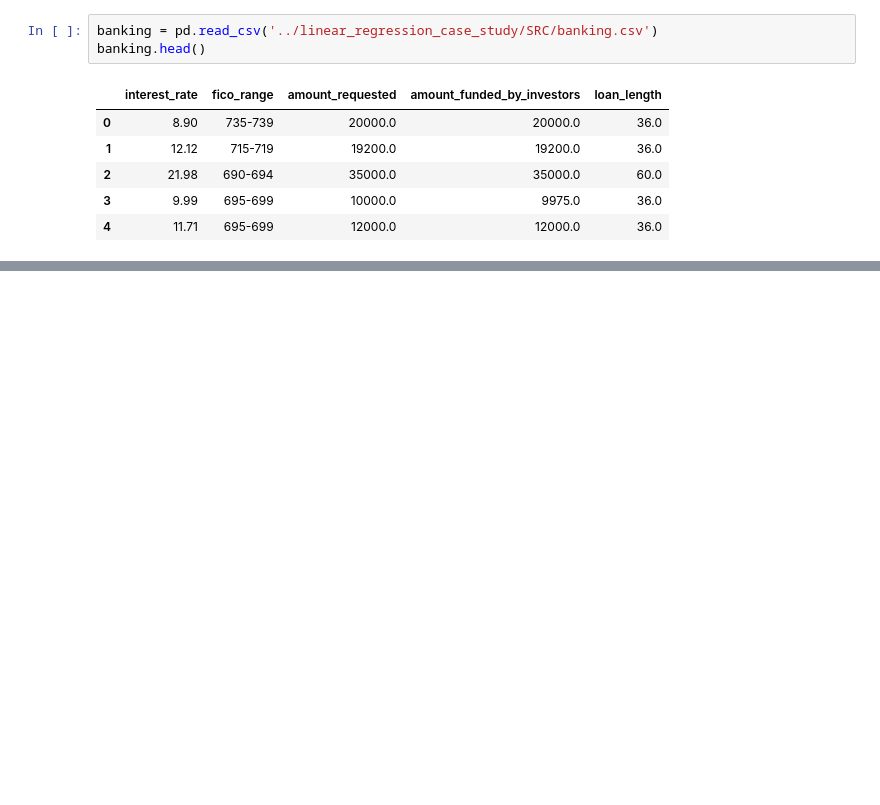
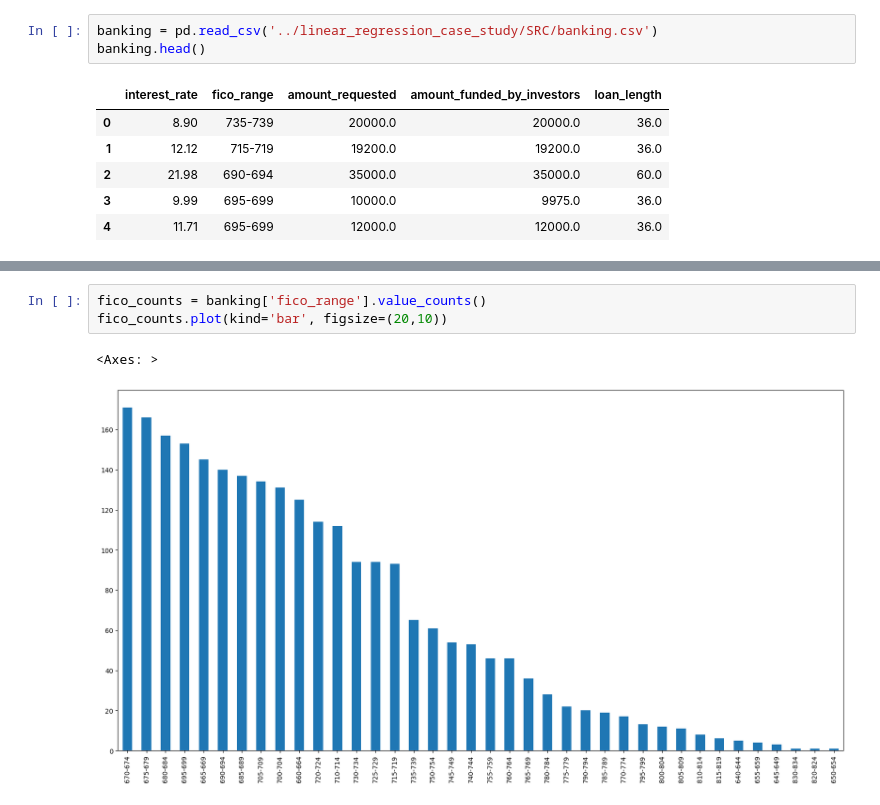
Before and after one commit to DocYoungblood/linear_regression_case_study, a Jupyter notebook: YB_EDA.ipynb, the cells around one changed output, grey strips where cells are left out. Drawn from its saved outputs; the diff is of its cells as text; blank space fills up the shorter version.

```diff
--- a/YB_EDA.ipynb
+++ b/YB_EDA.ipynb
@@ -27,0 +62,6 @@ banking.head()
+# %%
+fico_counts = banking['fico_range'].value_counts()
+fico_counts.plot(kind='bar', figsize=(20,10))
+# %% [output]
+<Axes: >
+[figure, added]
```
Also changed, not shown: parts of 10 cells of this notebook.
